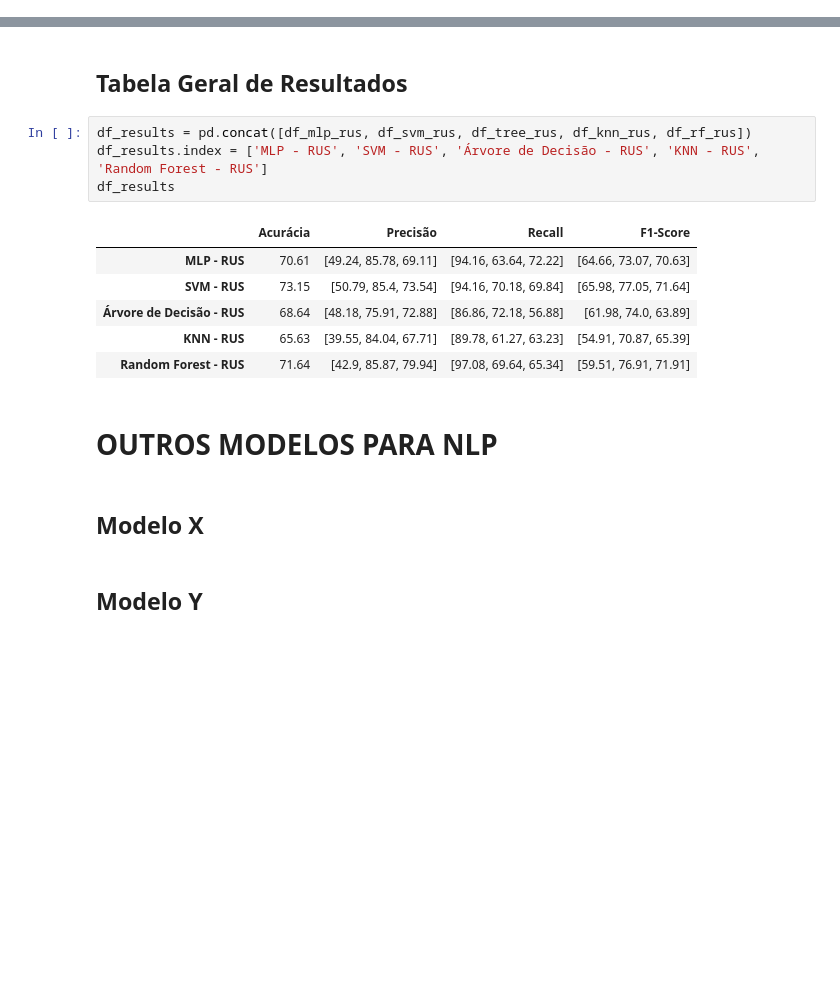
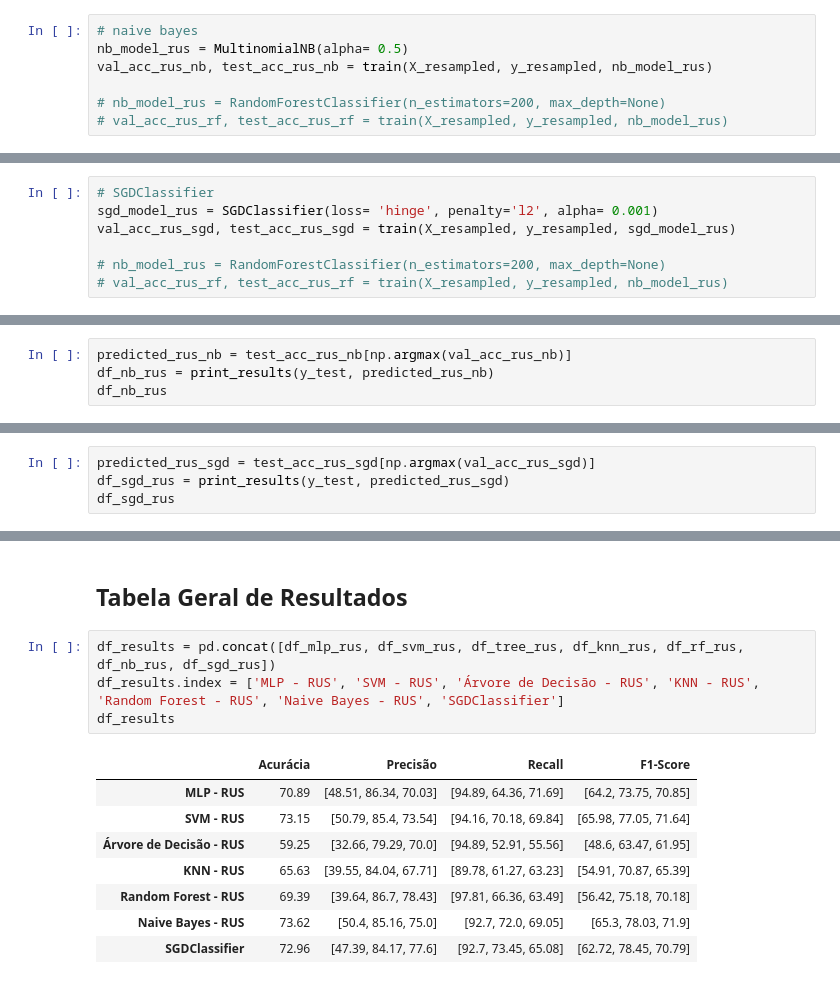
Before and after one commit to caua-braga-de-lima/news_sentiment_analyzer, a Jupyter notebook: DESAFIO2_MODELOS_RUS.ipynb, the cells around one changed output, grey strips where cells are left out. Saved outputs shown, nothing was run; the diff lists cells and outputs as text; blank space fills up the shorter version.

Commit message:
Add mais 2 modelos - via Colaboratory

```diff
--- a/DESAFIO2_MODELOS_RUS.ipynb
+++ b/DESAFIO2_MODELOS_RUS.ipynb
@@ -483,0 +533,7 @@ Média : ACC: 0.6211
+# %%
+# naive bayes
+nb_model_rus = MultinomialNB(alpha= 0.5)
+val_acc_rus_nb, test_acc_rus_nb = train(X_resampled, y_resampled, nb_model_rus)
+
+# nb_model_rus = RandomForestClassifier(n_estimators=200, max_depth=None)
+# val_acc_rus_rf, test_acc_rus_rf = train(X_resampled, y_resampled, nb_model_rus)
@@ -483,0 +549,7 @@ Média : ACC: 0.6211
+# %%
+# SGDClassifier
+sgd_model_rus = SGDClassifier(loss= 'hinge', penalty='l2', alpha= 0.001)
+val_acc_rus_sgd, test_acc_rus_sgd = train(X_resampled, y_resampled, sgd_model_rus)
+
+# nb_model_rus = RandomForestClassifier(n_estimators=200, max_depth=None)
+# val_acc_rus_rf, test_acc_rus_rf = train(X_resampled, y_resampled, nb_model_rus)
@@ -595,0 +663,4 @@ plot_confusion_matrix(y_test, predicted_rus_rf, 'Confusion Matrix Random Forest
+# %%
+predicted_rus_nb = test_acc_rus_nb[np.argmax(val_acc_rus_nb)]
+df_nb_rus = print_results(y_test, predicted_rus_nb)
+df_nb_rus
@@ -595,0 +676,4 @@ plot_confusion_matrix(y_test, predicted_rus_rf, 'Confusion Matrix Random Forest
+# %%
+predicted_rus_sgd = test_acc_rus_sgd[np.argmax(val_acc_rus_sgd)]
+df_sgd_rus = print_results(y_test, predicted_rus_sgd)
+df_sgd_rus
@@ -596,19 +687,15 @@ plot_confusion_matrix(y_test, predicted_rus_rf, 'Confusion Matrix Random Forest
 # %% [markdown]
 ## Tabela Geral de Resultados
 # %%
-df_results = pd.concat([df_mlp_rus, df_svm_rus, df_tree_rus, df_knn_rus, df_rf_rus])
-df_results.index = ['MLP - RUS', 'SVM - RUS', 'Árvore de Decisão - RUS', 'KNN - RUS', 'Random Forest - RUS']
+df_results = pd.concat([df_mlp_rus, df_svm_rus, df_tree_rus, df_knn_rus, df_rf_rus, df_nb_rus, df_sgd_rus])
+df_results.index = ['MLP - RUS', 'SVM - RUS', 'Árvore de Decisão - RUS', 'KNN - RUS', 'Random Forest - RUS', 'Naive Bayes - RUS', 'SGDClassifier']
 df_results
 # %% [output]
 |  | Acurácia | Precisão | Recall | F1-Score |
-| MLP - RUS | 70.61 | [49.24, 85.78, 69.11] | [94.16, 63.64, 72.22] | [64.66, 73.07, 70.63] |
+| MLP - RUS | 70.89 | [48.51, 86.34, 70.03] | [94.89, 64.36, 71.69] | [64.2, 73.75, 70.85] |
 | SVM - RUS | 73.15 | [50.79, 85.4, 73.54] | [94.16, 70.18, 69.84] | [65.98, 77.05, 71.64] |
-| Árvore de Decisão - RUS | 68.64 | [48.18, 75.91, 72.88] | [86.86, 72.18, 56.88] | [61.98, 74.0, 63.89] |
+| Árvore de Decisão - RUS | 59.25 | [32.66, 79.29, 70.0] | [94.89, 52.91, 55.56] | [48.6, 63.47, 61.95] |
 | KNN - RUS | 65.63 | [39.55, 84.04, 67.71] | [89.78, 61.27, 63.23] | [54.91, 70.87, 65.39] |
-| Random Forest - RUS | 71.64 | [42.9, 85.87, 79.94] | [97.08, 69.64, 65.34] | [59.51, 76.91, 71.91] |
+| Random Forest - RUS | 69.39 | [39.64, 86.7, 78.43] | [97.81, 66.36, 63.49] | [56.42, 75.18, 70.18] |
+| Naive Bayes - RUS | 73.62 | [50.4, 85.16, 75.0] | [92.7, 72.0, 69.05] | [65.3, 78.03, 71.9] |
+| SGDClassifier | 72.96 | [47.39, 84.17, 77.6] | [92.7, 73.45, 65.08] | [62.72, 78.45, 70.79] |
-# %% [markdown]
-# OUTROS MODELOS PARA NLP
-# %% [markdown]
-## Modelo X
-# %% [markdown]
-## Modelo Y
```
Also changed, not shown: parts of 32 cells of this notebook.
